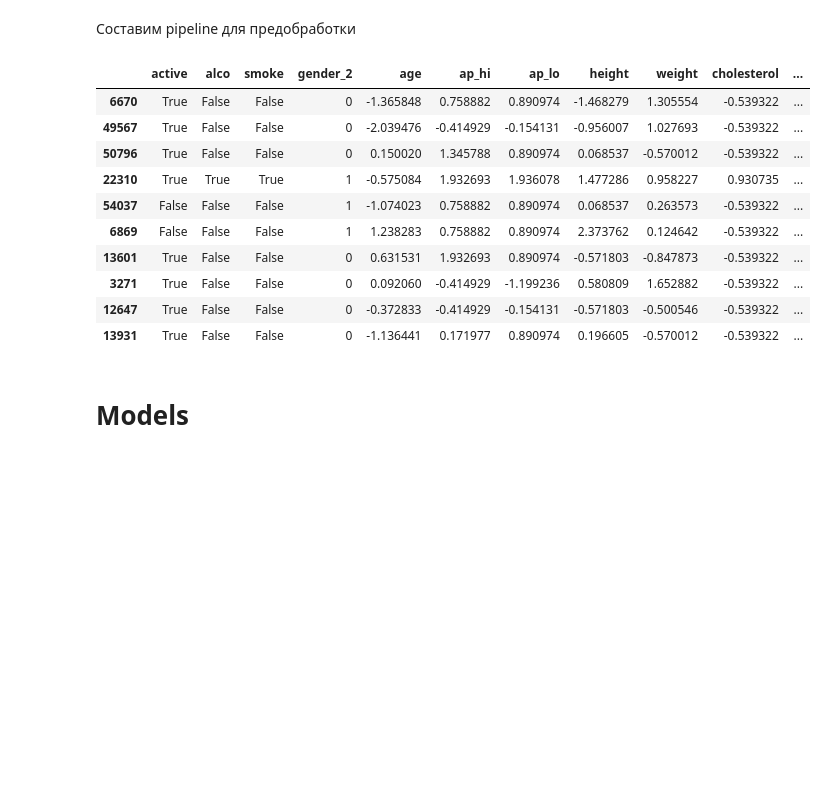
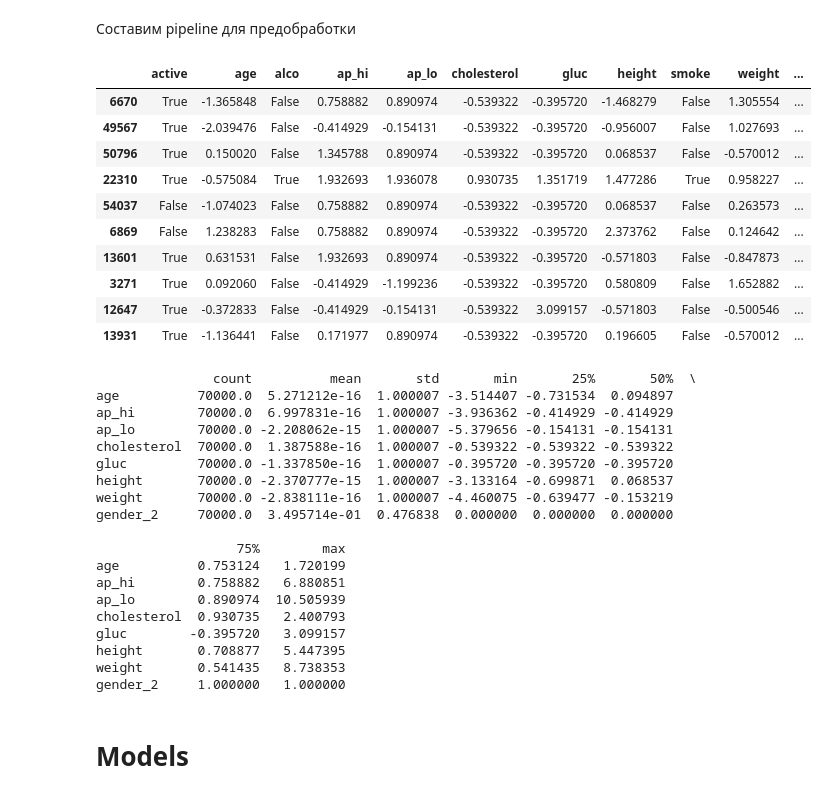
Before and after one commit to Konstantin-Dudersky/praktikum_dsplus_master, a Jupyter notebook: notebooks/notebook.ipynb, the cells around one changed output. Cells and saved outputs as stored; diff of their text form; code cells hidden in the pictures; blank space fills up the shorter version.

```diff
--- a/notebooks/notebook.ipynb
+++ b/notebooks/notebook.ipynb
@@ -48,10 +48,13 @@ def load_train() -> pd.DataFrame:
             'cardio',
             'smoke',
         ],
+        float:[
+            'cholesterol',
+            'gluc',
+            'age',
+        ],
         np.int8: [
-            'cholesterol',
             'gender',
-            'gluc',
         ]
     }
     for t, columns in types.items():
@@ -70,10 +73,13 @@ def load_test() -> pd.DataFrame:
             'alco',
             'smoke',
         ],
+        float:[
+            'cholesterol',
+            'gluc',
+            'age',
+        ],
         np.int8: [
-            'cholesterol',
             'gender',
-            'gluc',
         ]
     }
     for t, columns in types.items():
@@ -584,21 +590,42 @@ pipe_preprocess = make_pipeline(
     ml_utils.PipeStandardScaler(),
 )
 # %%
+df_pre = pipe_preprocess.fit_transform(X)
 display(
-    pipe_preprocess.fit_transform(X).head(10)
+    df_pre.head(10)
 )
+display(df_pre.describe().T)
 # %% [output]
-|  | active | alco | smoke | gender_2 | age | ap_hi | ap_lo | height | weight | cholesterol | ... |
-| 6670 | True | False | False | 0 | -1.365848 | 0.758882 | 0.890974 | -1.468279 | 1.305554 | -0.539322 | ... |
-| 49567 | True | False | False | 0 | -2.039476 | -0.414929 | -0.154131 | -0.956007 | 1.027693 | -0.539322 | ... |
-| 50796 | True | False | False | 0 | 0.150020 | 1.345788 | 0.890974 | 0.068537 | -0.570012 | -0.539322 | ... |
-| 22310 | True | True | True | 1 | -0.575084 | 1.932693 | 1.936078 | 1.477286 | 0.958227 | 0.930735 | ... |
-| 54037 | False | False | False | 1 | -1.074023 | 0.758882 | 0.890974 | 0.068537 | 0.263573 | -0.539322 | ... |
-| 6869 | False | False | False | 1 | 1.238283 | 0.758882 | 0.890974 | 2.373762 | 0.124642 | -0.539322 | ... |
-| 13601 | True | False | False | 0 | 0.631531 | 1.932693 | 0.890974 | -0.571803 | -0.847873 | -0.539322 | ... |
-| 3271 | True | False | False | 0 | 0.092060 | -0.414929 | -1.199236 | 0.580809 | 1.652882 | -0.539322 | ... |
-| 12647 | True | False | False | 0 | -0.372833 | -0.414929 | -0.154131 | -0.571803 | -0.500546 | -0.539322 | ... |
-| 13931 | True | False | False | 0 | -1.136441 | 0.171977 | 0.890974 | 0.196605 | -0.570012 | -0.539322 | ... |
+|  | active | age | alco | ap_hi | ap_lo | cholesterol | gluc | height | smoke | weight | ... |
+| 6670 | True | -1.365848 | False | 0.758882 | 0.890974 | -0.539322 | -0.395720 | -1.468279 | False | 1.305554 | ... |
+| 49567 | True | -2.039476 | False | -0.414929 | -0.154131 | -0.539322 | -0.395720 | -0.956007 | False | 1.027693 | ... |
+| 50796 | True | 0.150020 | False | 1.345788 | 0.890974 | -0.539322 | -0.395720 | 0.068537 | False | -0.570012 | ... |
+| 22310 | True | -0.575084 | True | 1.932693 | 1.936078 | 0.930735 | 1.351719 | 1.477286 | True | 0.958227 | ... |
+| 54037 | False | -1.074023 | False | 0.758882 | 0.890974 | -0.539322 | -0.395720 | 0.068537 | False | 0.263573 | ... |
+| 6869 | False | 1.238283 | False | 0.758882 | 0.890974 | -0.539322 | -0.395720 | 2.373762 | False | 0.124642 | ... |
+| 13601 | True | 0.631531 | False | 1.932693 | 0.890974 | -0.539322 | -0.395720 | -0.571803 | False | -0.847873 | ... |
+| 3271 | True | 0.092060 | False | -0.414929 | -1.199236 | -0.539322 | -0.395720 | 0.580809 | False | 1.652882 | ... |
+| 12647 | True | -0.372833 | False | -0.414929 | -0.154131 | -0.539322 | 3.099157 | -0.571803 | False | -0.500546 | ... |
+| 13931 | True | -1.136441 | False | 0.171977 | 0.890974 | -0.539322 | -0.395720 | 0.196605 | False | -0.570012 | ... |
+               count          mean       std       min       25%       50%  \
+age          70000.0  5.271212e-16  1.000007 -3.514407 -0.731534  0.094897
+ap_hi        70000.0  6.997831e-16  1.000007 -3.936362 -0.414929 -0.414929
+ap_lo        70000.0 -2.208062e-15  1.000007 -5.379656 -0.154131 -0.154131
+cholesterol  70000.0  1.387588e-16  1.000007 -0.539322 -0.539322 -0.539322
+gluc         70000.0 -1.337850e-16  1.000007 -0.395720 -0.395720 -0.395720
+height       70000.0 -2.370777e-15  1.000007 -3.133164 -0.699871  0.068537
+weight       70000.0 -2.838111e-16  1.000007 -4.460075 -0.639477 -0.153219
+gender_2     70000.0  3.495714e-01  0.476838  0.000000  0.000000  0.000000
+
+                  75%        max
+age          0.753124   1.720199
+ap_hi        0.758882   6.880851
+ap_lo        0.890974  10.505939
+cholesterol  0.930735   2.400793
+gluc        -0.395720   3.099157
+height       0.708877   5.447395
+weight       0.541435   8.738353
+gender_2     1.000000   1.000000
 # %% [markdown]
 # Models
 # %% [markdown]
```
Also changed, not shown: parts of 11 cells of this notebook, 1 other file.
